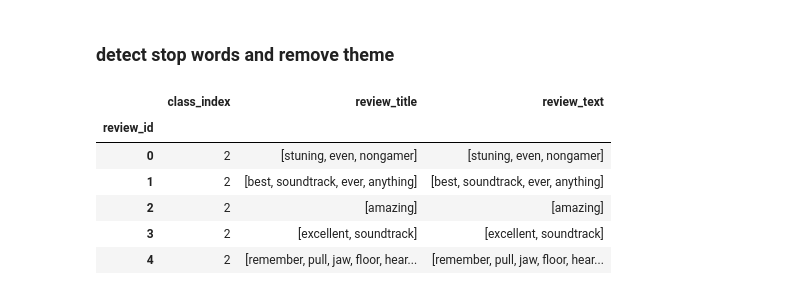
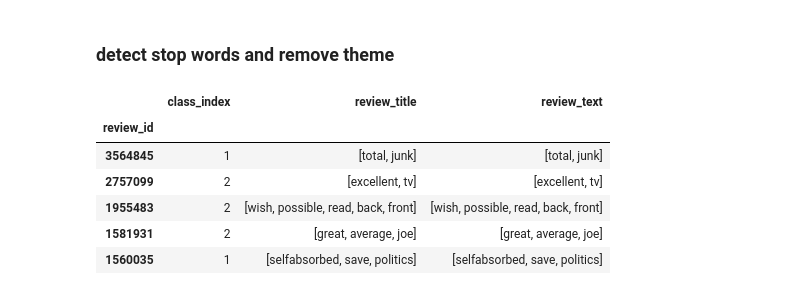
Before and after one commit to lokmanACH/DataPrepHub, a Jupyter notebook: amazonClean.ipynb, the cells around one changed output. Saved outputs shown, nothing was run; the diff lists cells and outputs as text; code cells hidden in the pictures.

Commit message:
first step for best data

```diff
--- a/amazonClean.ipynb
+++ b/amazonClean.ipynb
@@ -182,12 +182,12 @@ True
 # %% [markdown]
 ### work in sample example
 # %%
-dfCopy = df.head().copy()
+# dfCopy = df.head().copy()
 
 # get tokens from review text
-dfCopy['review_text'] = dfCopy['review_text'].apply(lambda x: word_tokenize(x, preserve_line=True))
+df['review_text'] = df['review_text'].apply(lambda x: word_tokenize(x, preserve_line=True))
 
 # get tokens from review title
-dfCopy['review_title'] = dfCopy['review_title'].apply(lambda x: word_tokenize(x, preserve_line=True))
+df['review_title'] = df['review_title'].apply(lambda x: word_tokenize(x, preserve_line=True))
 # %% [markdown]
 ### detect stop words and remove theme
@@ -195,7 +197,7 @@ dfCopy['review_title'] = dfCopy['review_title'].apply(lambda x: word_tokenize(x,
 stop_words = set(stopwords.words('english'))
 
 # remove stop words from review text
-dfCopy['review_text'] = dfCopy['review_text'].apply(
+df['review_text'] = df['review_text'].apply(
     lambda x: [
         re.sub(r'[^a-zA-Z0-9]', '', word)  # Remove non-alphanumeric characters
         for word in x if word.lower() not in stop_words
@@ -203,13 +205,13 @@ dfCopy['review_text'] = dfCopy['review_text'].apply(
 )
 
 # Remove any empty strings that may have resulted from the re.sub() removal
-dfCopy['review_text'] = dfCopy['review_text'].apply(
+df['review_text'] = df['review_text'].apply(
     lambda x: [word for word in x if word != '']
 )
 
 
 # remove stop words from review title
-dfCopy['review_title'] = dfCopy['review_title'].apply(
+df['review_title'] = df['review_title'].apply(
     lambda x: [
         re.sub(r'[^a-zA-Z0-9]', '', word)  # Remove non-alphanumeric characters
         for word in x if word.lower() not in stop_words
@@ -217,16 +219,16 @@ dfCopy['review_title'] = dfCopy['review_title'].apply(
 )
 
 # Remove any empty strings that may have resulted from the re.sub() removal
-dfCopy['review_title'] = dfCopy['review_title'].apply(
+df['review_title'] = df['review_title'].apply(
     lambda x: [word for word in x if word != '']
 )
 # %%
-dfCopy
+df.sample(5)
 # %% [output]
 |  | class_index | review_title | review_text |
 | review_id |  |  |  |
-| 0 | 2 | [stuning, even, nongamer] | [stuning, even, nongamer] |
-| 1 | 2 | [best, soundtrack, ever, anything] | [best, soundtrack, ever, anything] |
-| 2 | 2 | [amazing] | [amazing] |
-| 3 | 2 | [excellent, soundtrack] | [excellent, soundtrack] |
-| 4 | 2 | [remember, pull, jaw, floor, hear... | [remember, pull, jaw, floor, hear... |
+| 3564845 | 1 | [total, junk] | [total, junk] |
+| 2757099 | 2 | [excellent, tv] | [excellent, tv] |
+| 1955483 | 2 | [wish, possible, read, back, front] | [wish, possible, read, back, front] |
+| 1581931 | 2 | [great, average, joe] | [great, average, joe] |
+| 1560035 | 1 | [selfabsorbed, save, politics] | [selfabsorbed, save, politics] |
```
Also changed, not shown: parts of 1 cell of this notebook.
